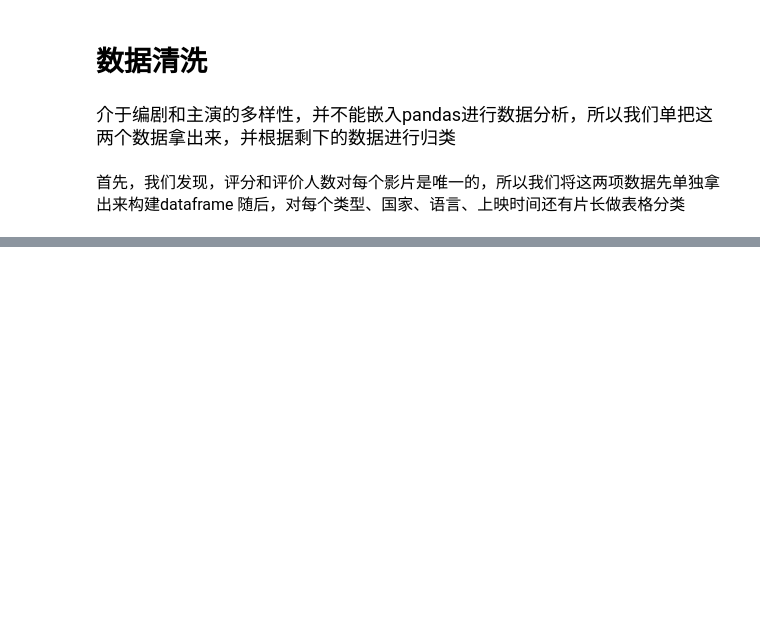
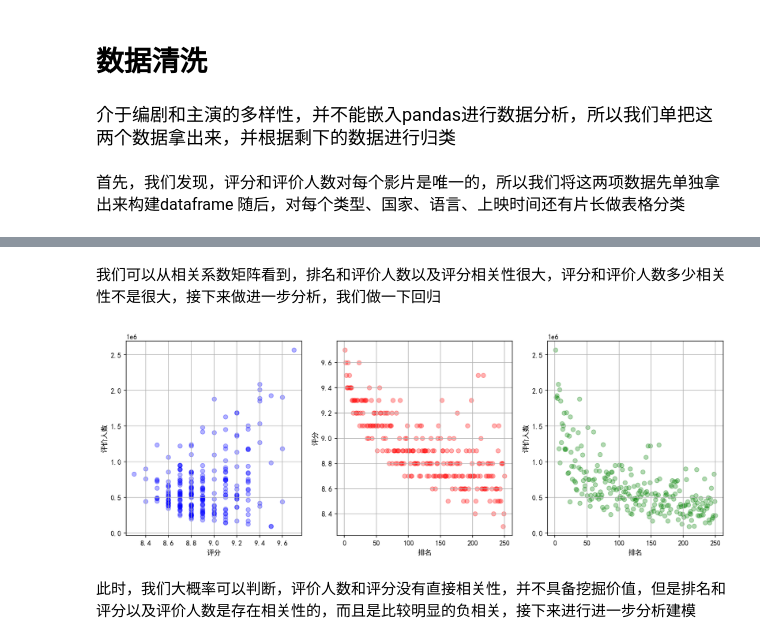
Before and after one commit to CiscoXY/Class-CS1507.01, a Jupyter notebook: FirstExp/Analysis.ipynb, the cells around one changed output, grey strips where cells are left out. Drawn from its saved outputs; the diff is of its cells as text; code cells hidden in the pictures; blank space fills up the shorter version.

```diff
--- a/FirstExp/Analysis.ipynb
+++ b/FirstExp/Analysis.ipynb
@@ -113,0 +99,17 @@ df_lens
+# %% [markdown]
+我们可以从相关系数矩阵看到，排名和评价人数以及评分相关性很大，评分和评价人数多少相关性不是很大，接下来做进一步分析，我们做一下回归
+# %%
+fig , axes = plt.subplots(1 , 3 , figsize = (15,5) , dpi = 150)
+axes[0].scatter(df_judge.loc[: , '评分'] , df_judge.loc[: , '评价人数'] , color = 'blue' , alpha = 0.3)
+axes[0].set_xlabel('评分') ; axes[0].set_ylabel('评价人数') ; axes[0].grid()
+
+axes[1].scatter(df_judge['排名'] , df_judge['评分'] , color = 'red' , alpha = 0.3)
+axes[1].set_xlabel('排名') ; axes[1].set_ylabel('评分') ; axes[1].grid()
+
+axes[2].scatter(df_judge['排名'] , df_judge['评价人数'] , color = 'green' , alpha = 0.3)
+axes[2].set_xlabel('排名') ; axes[2].set_ylabel('评价人数') ; axes[2].grid()
+plt.show()
+# %% [output]
+[figure, added]
+# %% [markdown]
+此时，我们大概率可以判断，评价人数和评分没有直接相关性，并不具备挖掘价值，但是排名和评分以及评价人数是存在相关性的，而且是比较明显的负相关，接下来进行进一步分析建模
```
Also changed, not shown: parts of 12 cells of this notebook.
